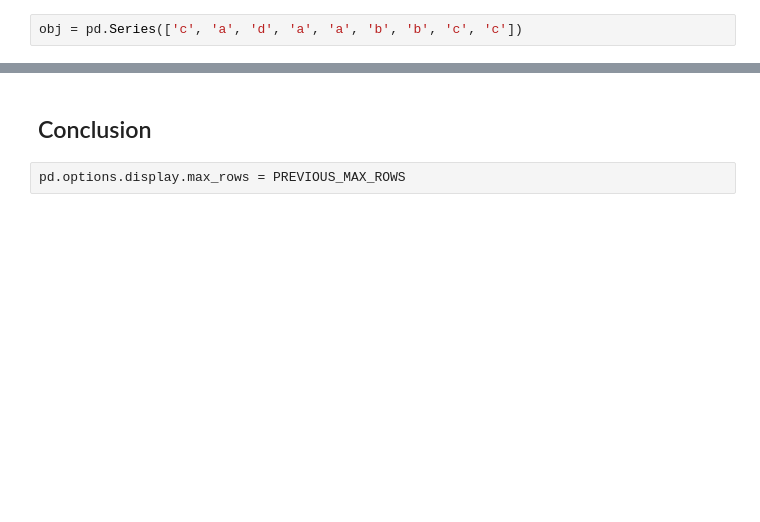
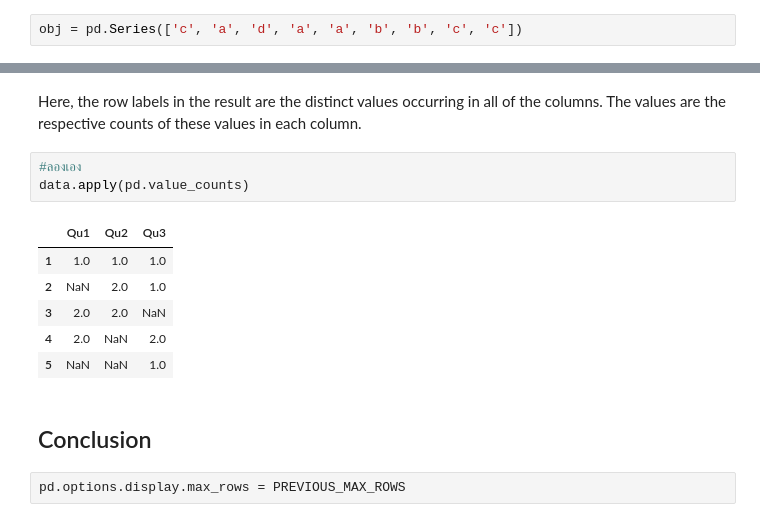
Before and after one commit to chan-prk/pydata-book, a Jupyter notebook: ch05.ipynb, the cells around one changed output, grey strips where cells are left out. Drawn from its saved outputs; the diff is of its cells as text; blank space fills up the shorter version.

```diff
--- a/ch05.ipynb
+++ b/ch05.ipynb
@@ -1931,3 +2176,16 @@ result
+# %% [markdown]
+Here, the row labels in the result are the distinct values occurring in all of the columns.
+The values are the respective counts of these values in each column.
+# %%
+#ลองเอง
+data.apply(pd.value_counts)
+# %% [output]
+|  | Qu1 | Qu2 | Qu3 |
+| 1 | 1.0 | 1.0 | 1.0 |
+| 2 | NaN | 2.0 | 1.0 |
+| 3 | 2.0 | 2.0 | NaN |
+| 4 | 2.0 | NaN | 2.0 |
+| 5 | NaN | NaN | 1.0 |
 # %% [markdown]
 ## Conclusion
 # %%
```
Also changed, not shown: parts of 41 cells of this notebook, 2 other files.
